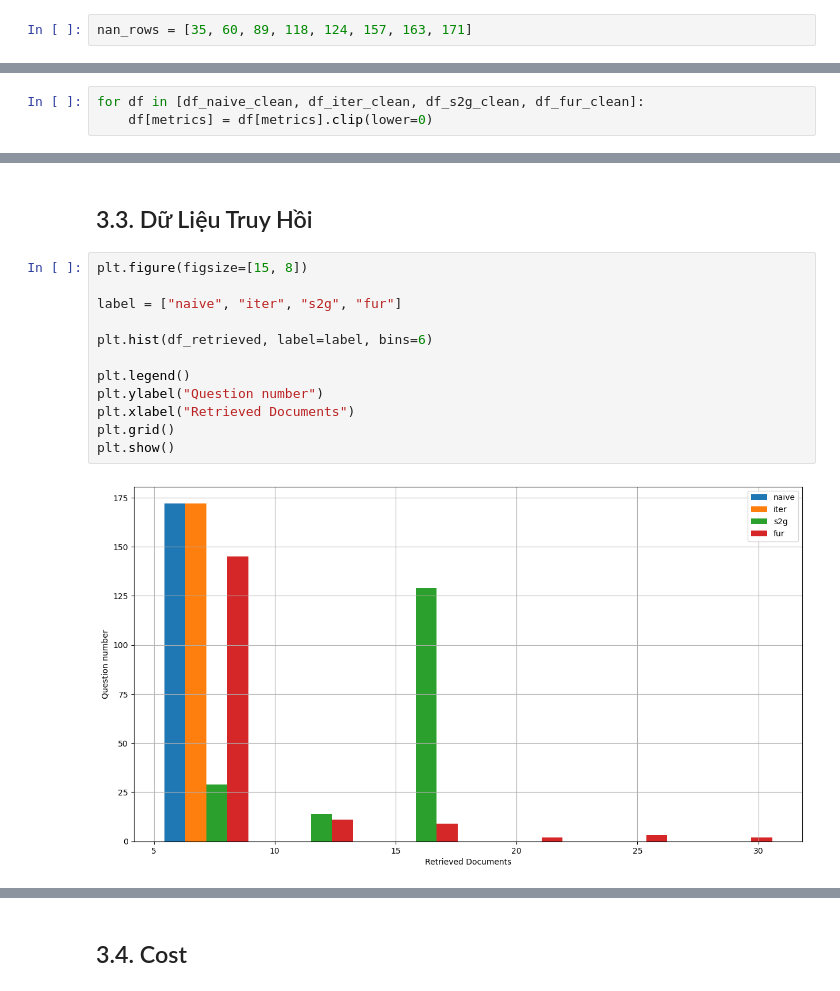
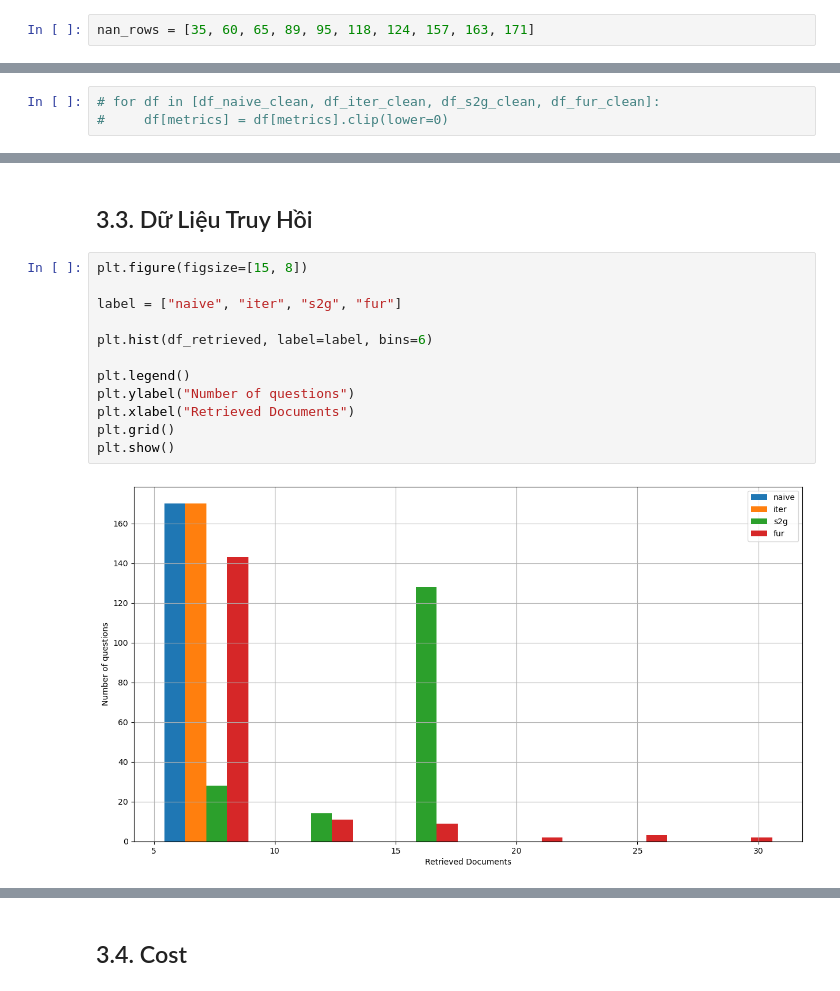
Before and after one commit to Vantom0v0/DuAnCNTT, a Jupyter notebook: evaluation/eval_results/inspect_result.ipynb, the cells around one changed output, grey strips where cells are left out. Cells and saved outputs as stored; diff of their text form.

```diff
--- a/evaluation/eval_results/inspect_result.ipynb
+++ b/evaluation/eval_results/inspect_result.ipynb
@@ -397,15 +457,15 @@ Lỗi chấm điểm nhỏ do RAGAS --> đưa về 0
 # %% [markdown]
 ## 2.1. Clean data
 # %%
-nan_rows = [35, 60, 89, 118, 124, 157, 163, 171]
+nan_rows = [35, 60, 65, 89, 95, 118, 124, 157, 163, 171]
 # %%
 df_naive_clean = df_naive.drop(index=nan_rows)
 df_iter_clean = df_iter.drop(index=nan_rows)
 df_s2g_clean = df_s2g.drop(index=nan_rows)
 df_fur_clean = df_fur.drop(index=nan_rows)
 # %%
-for df in [df_naive_clean, df_iter_clean, df_s2g_clean, df_fur_clean]:
-    df[metrics] = df[metrics].clip(lower=0)
+# for df in [df_naive_clean, df_iter_clean, df_s2g_clean, df_fur_clean]:
+#     df[metrics] = df[metrics].clip(lower=0)
 # %% [markdown]
 ### 2.1.1. Naive RAG
 # %%
@@ -1062,17 +1141,17 @@ plt.show()
 # %%
 plt.figure(figsize=[15, 8])
 
 label = ["naive", "iter", "s2g", "fur"]
 
 plt.hist(df_retrieved, label=label, bins=6)
 
 plt.legend()
-plt.ylabel("Question number")
+plt.ylabel("Number of questions")
 plt.xlabel("Retrieved Documents")
 plt.grid()
 plt.show()
 # %% [output]
-[figure, old version]
+[figure, new version]
 # %%
 plt.figure(figsize=[10, 8])
 
```
Also changed, not shown: parts of 45 cells of this notebook, 2 other files.
